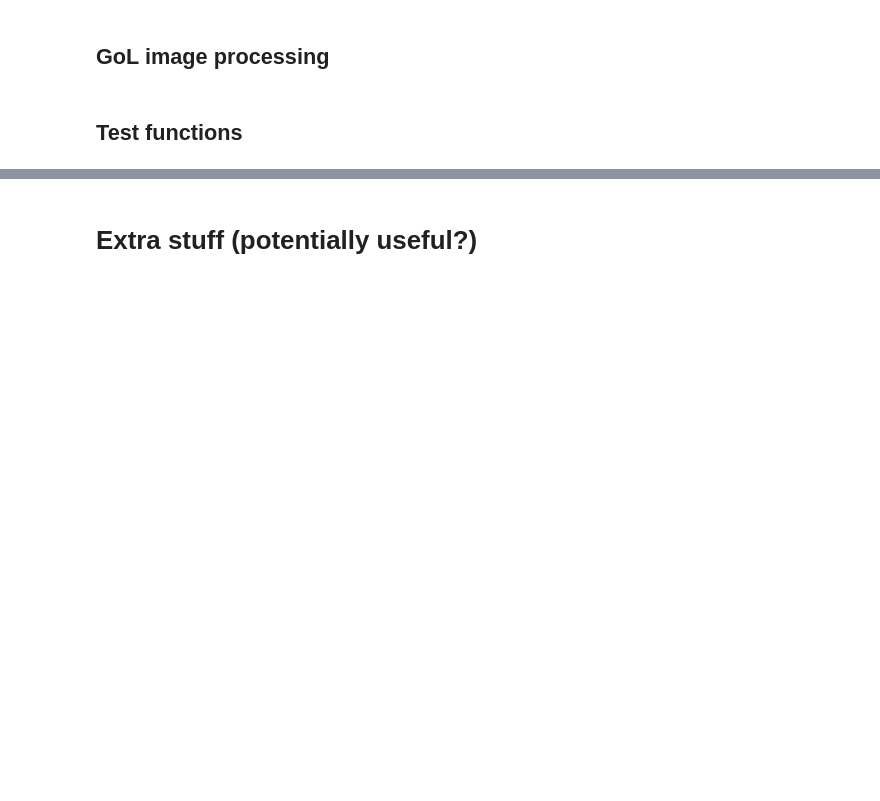
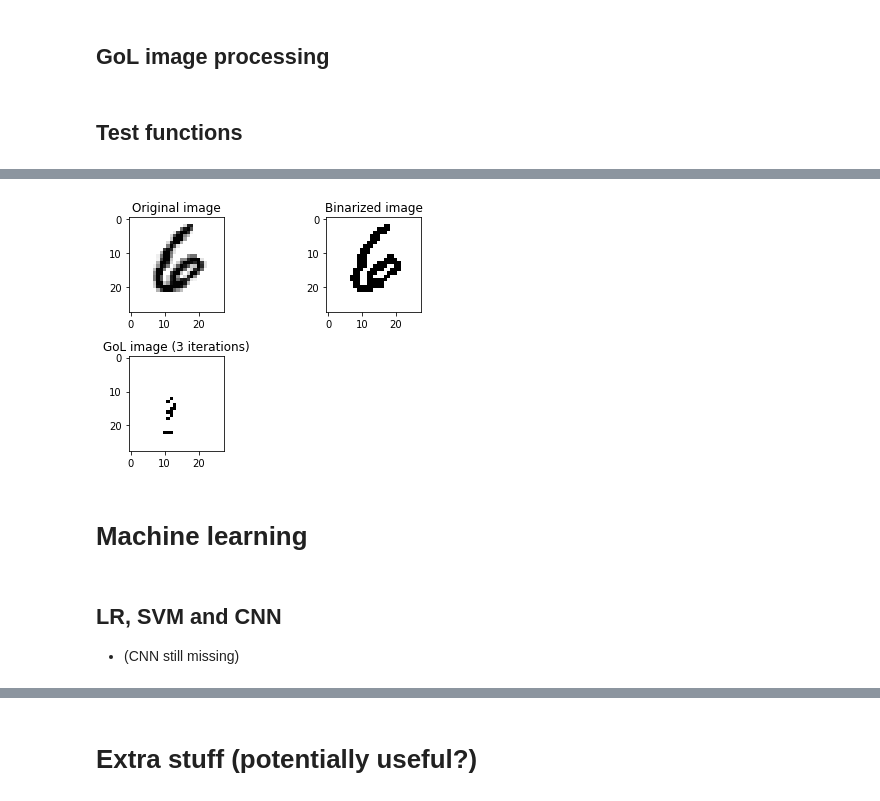
Before and after one commit to emiltj/data-science-exam-2022, a Jupyter notebook: ds.ipynb, the cells around one changed output, grey strips where cells are left out. Drawn from its saved outputs; the diff is of its cells as text; code cells hidden in the pictures; blank space fills up the shorter version.

```diff
--- a/ds.ipynb
+++ b/ds.ipynb
@@ -125,0 +113,46 @@ plt.imshow(partitions_GoL[2][7], cmap="gray_r")
+# %%
+# Load data
+(train_X, train_y), (test_X, test_y) = mnist.load_data()
+
+# Concatenate so that we may add validation set also
+X = np.concatenate((train_X, test_X), axis=0)
+y = np.concatenate((train_y, test_y), axis=0)
+
+# Subset for faster processing
+X = X[:1000]
+y = y[:1000]
+
+# Binarize MNIST (X, not y)
+X_bina = [make_binary(np.array(img.copy(), dtype=np.int32), 125) for img in X]
+
+# Perform GoL on MNIST
+X_GoL = [GoL(img, 3)[-1] for img in X_bina]
+
+# Perform ___ on MNIST ...
+
+# Perform ___ on MNIST ...
+
+# Perform ___ on MNIST ...
+
+X_sets = [X, X_GoL] # Add the other image processing types to this list
+X_sets_names = ["X", "X_GoL"] # Add the other image processing types to this list
+
+# Plot
+fig = plt.figure()
+ax1 = fig.add_subplot(2,2,1)
+ax1.imshow(X[13], cmap='gray_r')
+ax1.title.set_text('Original image')
+ax2 = fig.add_subplot(2,2,2)
+ax2.imshow(X_bina[13], cmap="gray_r")
+ax2.title.set_text('Binarized image')
+ax3 = fig.add_subplot(2,2,3)
+ax3.title.set_text('GoL image (3 iterations)')
+ax3.imshow(X_GoL[13], cmap="gray_r")
+plt.tight_layout()
+# %% [output]
+[figure, added]
+# %% [markdown]
+# Machine learning
+# %% [markdown]
+## LR, SVM and CNN
+* (CNN still missing)
```
Also changed, not shown: parts of 8 cells of this notebook.
